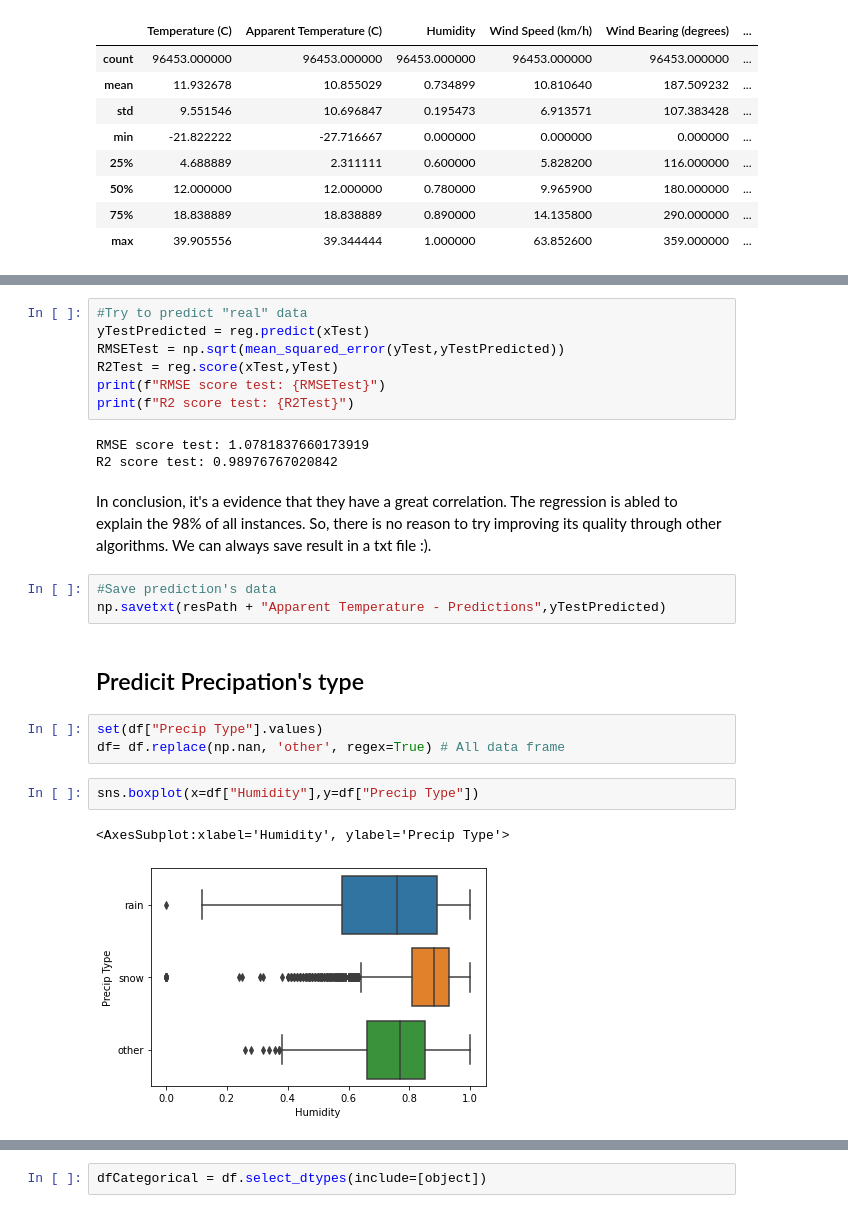
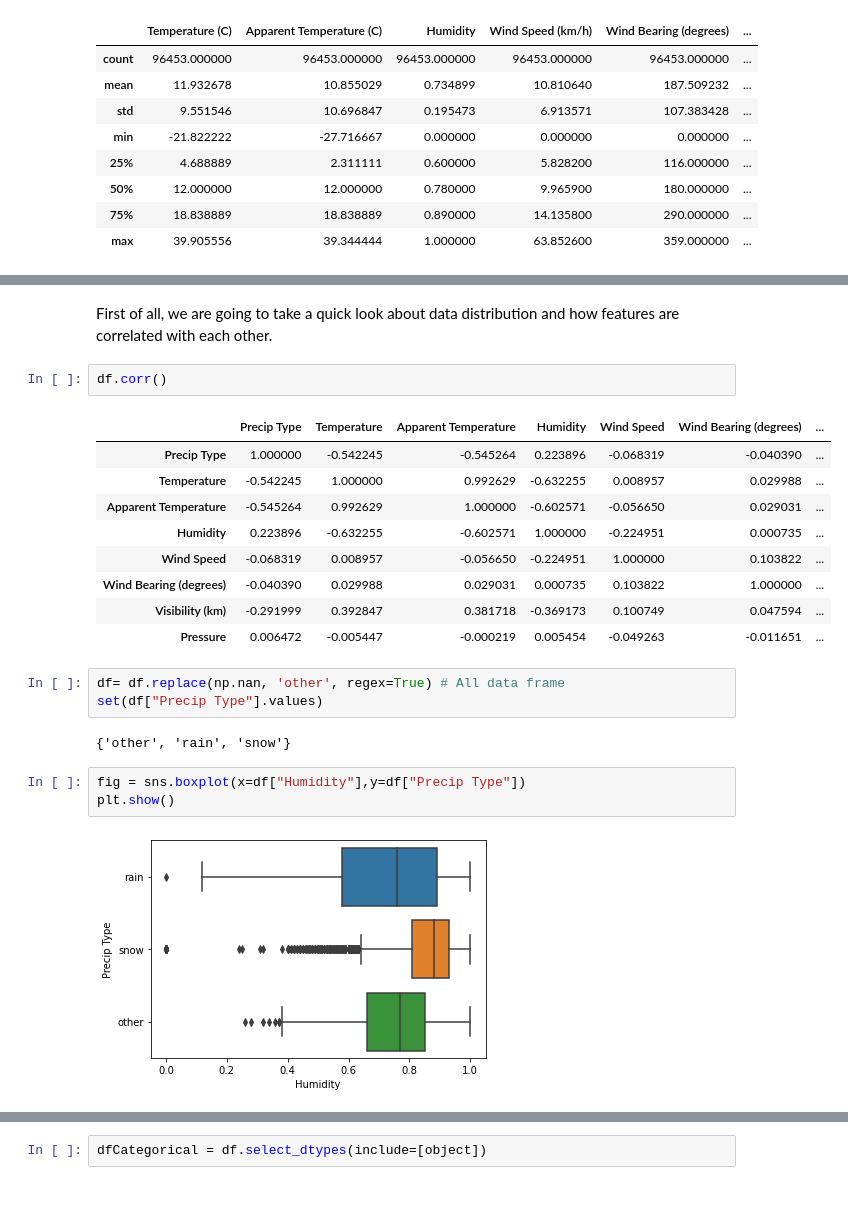
Before and after one commit to nikgreg99/weather-analysis-machine-learning, a Jupyter notebook: Weather Forecast - en.ipynb, the cells around one changed output, grey strips where cells are left out. Drawn from its saved outputs; the diff is of its cells as text.

```diff
--- a/Weather Forecast - en.ipynb
+++ b/Weather Forecast - en.ipynb
@@ -200,25 +148,24 @@ plt.show()
-# %%
-#Try to predict "real" data
-yTestPredicted = reg.predict(xTest)
-RMSETest = np.sqrt(mean_squared_error(yTest,yTestPredicted))
-R2Test = reg.score(xTest,yTest)
-print(f"RMSE score test: {RMSETest}")
-print(f"R2 score test: {R2Test}")
-# %% [output]
-RMSE score test: 1.0781837660173919
-R2 score test: 0.98976767020842
-# %% [markdown]
-In conclusion, it's a evidence that they have a great correlation. The regression is abled to explain the 98% of all instances. So, there is no reason to try improving its quality through other algorithms. We can always save result in a txt file :).
-# %%
-#Save prediction's data
-np.savetxt(resPath + "Apparent Temperature - Predictions",yTestPredicted)
-# %% [markdown]
-## Predicit Precipation's type
+# %% [markdown]
+First of all, we are going to take a quick look about data distribution and how features are correlated with each other.
+# %%
+df.corr()
+# %% [output]
+|  | Precip Type | Temperature | Apparent Temperature | Humidity | Wind Speed | Wind Bearing (degrees) | ... |
+| Precip Type | 1.000000 | -0.542245 | -0.545264 | 0.223896 | -0.068319 | -0.040390 | ... |
+| Temperature | -0.542245 | 1.000000 | 0.992629 | -0.632255 | 0.008957 | 0.029988 | ... |
+| Apparent Temperature | -0.545264 | 0.992629 | 1.000000 | -0.602571 | -0.056650 | 0.029031 | ... |
+| Humidity | 0.223896 | -0.632255 | -0.602571 | 1.000000 | -0.224951 | 0.000735 | ... |
+| Wind Speed | -0.068319 | 0.008957 | -0.056650 | -0.224951 | 1.000000 | 0.103822 | ... |
+| Wind Bearing (degrees) | -0.040390 | 0.029988 | 0.029031 | 0.000735 | 0.103822 | 1.000000 | ... |
+| Visibility (km) | -0.291999 | 0.392847 | 0.381718 | -0.369173 | 0.100749 | 0.047594 | ... |
+| Pressure | 0.006472 | -0.005447 | -0.000219 | 0.005454 | -0.049263 | -0.011651 | ... |
 # %%
+df= df.replace(np.nan, 'other', regex=True) # All data frame
 set(df["Precip Type"].values)
-df= df.replace(np.nan, 'other', regex=True) # All data frame
+# %% [output]
+{'other', 'rain', 'snow'}
 # %%
-sns.boxplot(x=df["Humidity"],y=df["Precip Type"])
+fig = sns.boxplot(x=df["Humidity"],y=df["Precip Type"])
+plt.show()
 # %% [output]
-<AxesSubplot:xlabel='Humidity', ylabel='Precip Type'>
 [figure]
```
Also changed, not shown: parts of 44 cells of this notebook.
